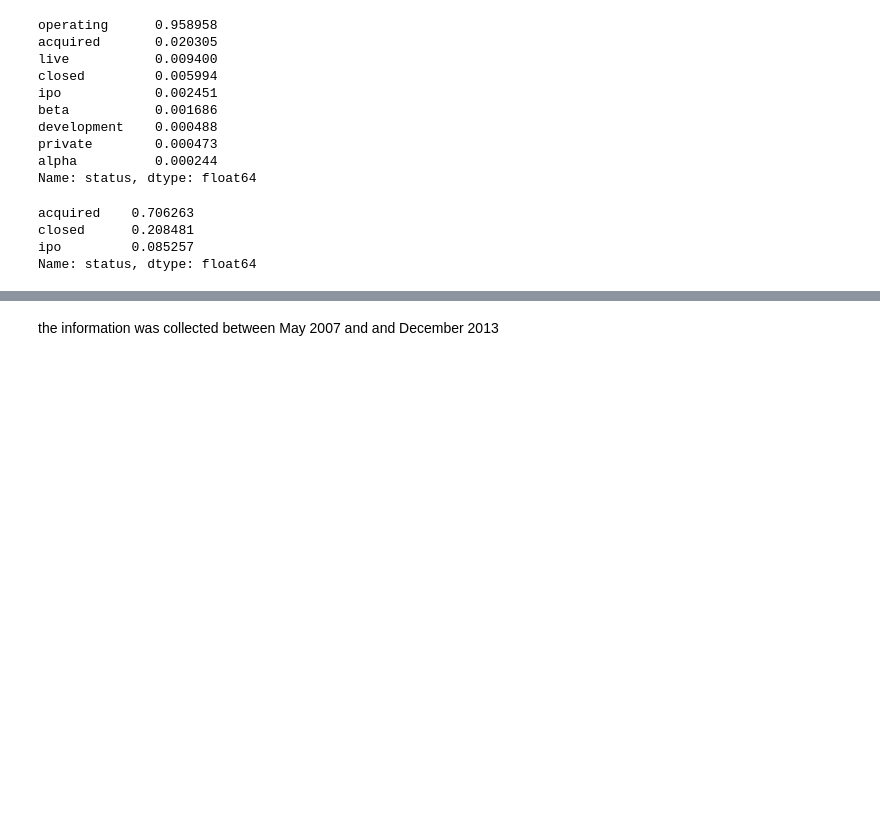
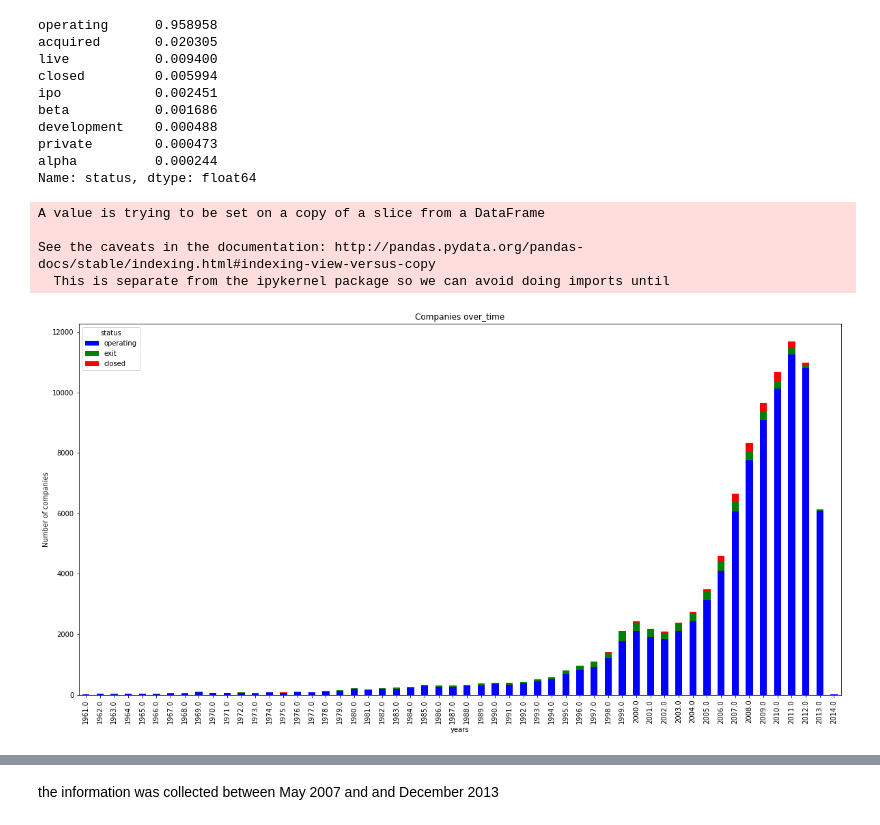
Before and after one commit to cosmakufa/capstone, a Jupyter notebook: crunchbase/notebooks/stuff.ipynb, the cells around one changed output, grey strips where cells are left out. Cells and saved outputs as stored; diff of their text form; code cells hidden in the pictures; blank space fills up the shorter version.

Commit message:
new graph

```diff
--- a/crunchbase/notebooks/stuff.ipynb
+++ b/crunchbase/notebooks/stuff.ipynb
@@ -51,13 +53,27 @@ df_objects['year'] = df_objects['founded_at'].apply( lambda x: x.year if x else
 # %%
-df_objects = df_objects[(df_objects['status'].isin(['acquired','closed', 'ipo']))]
+#df_objects = df_objects[(df_objects['status'].isin(['acquired','closed', 'ipo']))]
 df_objects.status.value_counts(1)
+df_objects2.sort_values('year',ascending=False, inplace=True)
 # %% [output]
-acquired    0.706263
-closed      0.208481
-ipo         0.085257
-Name: status, dtype: float64
+A value is trying to be set on a copy of a slice from a DataFrame
+
+See the caveats in the documentation: http://pandas.pydata.org/pandas-docs/stable/indexing.html#indexing-view-versus-copy
+  This is separate from the ipykernel package so we can avoid doing imports until
-# %%
-df_objects['status'] =df_objects['status'].apply( lambda x: 'exit' if (x == 'ipo' or x =='acquired') else x)
+# %%
+df_objects2 = df_objects[df_objects['year'] > 1960]
+# %%
+var = df_objects2.groupby(['year','status']).count()['domain'].unstack()
+# %%
+var = var[['operating', 'exit', 'closed']]
+# %%
+#df_objects2[['year', 'status']].plot(kind="bar", stacked=True,figsize=(20,10));
+var.plot(kind='bar',stacked=True,  color=['blue','green','red'], grid=False,figsize=(20,10));
+plt.ylabel('Number of companies')
+plt.xlabel('years')
+plt.title("Companies over_time")
+plt.savefig('start_ups');
+# %% [output]
+[figure, added]
 # %%
 #df_objects['year'] = df_objects['year'].apply(lambda x: int(x) if not pd.isna(x) else x, axis =1)
 # %%
```
Also changed, not shown: parts of 20 cells of this notebook, 3 other files.
